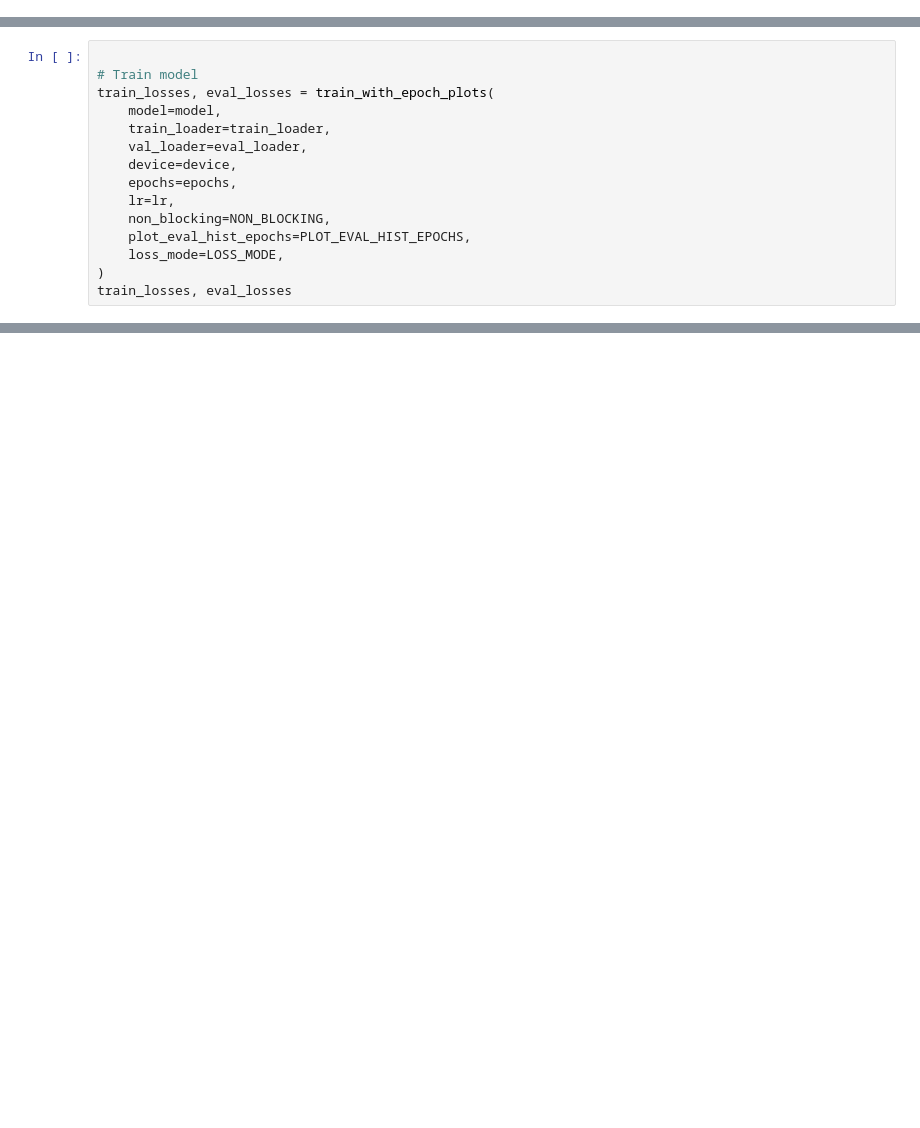
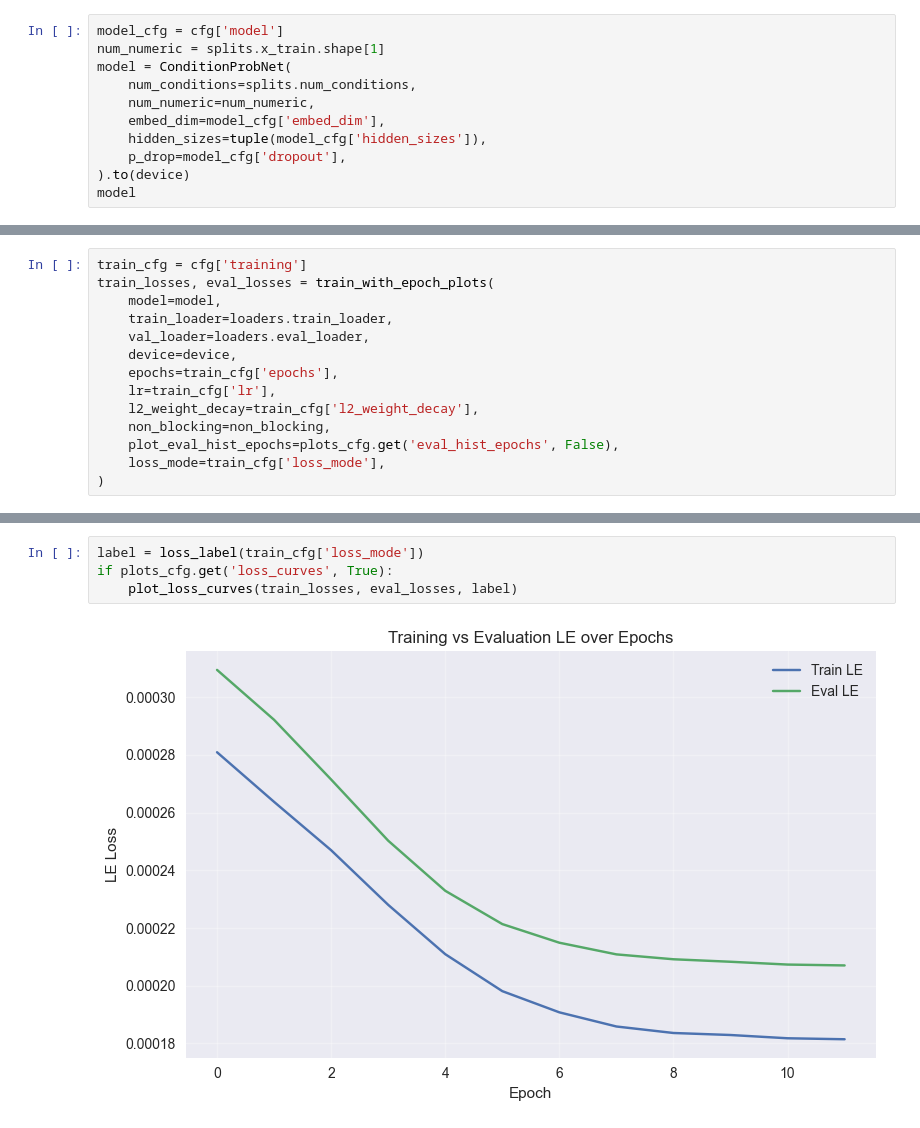
Before and after one commit to recursehex/LocalizedEntropy, a Jupyter notebook: localized_entropy.ipynb, the cells around one changed output, grey strips where cells are left out. Saved outputs shown, nothing was run; the diff lists cells and outputs as text; blank space fills up the shorter version.

```diff
--- a/localized_entropy.ipynb
+++ b/localized_entropy.ipynb
@@ -1061,0 +87,11 @@ ConditionProbNet(
+# %%
+model_cfg = cfg['model']
+num_numeric = splits.x_train.shape[1]
+model = ConditionProbNet(
+    num_conditions=splits.num_conditions,
+    num_numeric=num_numeric,
+    embed_dim=model_cfg['embed_dim'],
+    hidden_sizes=tuple(model_cfg['hidden_sizes']),
+    p_drop=model_cfg['dropout'],
+).to(device)
+model
@@ -1062,16 +117,15 @@ ConditionProbNet(
 # %%
-
-# Train model
+train_cfg = cfg['training']
 train_losses, eval_losses = train_with_epoch_plots(
     model=model,
-    train_loader=train_loader,
-    val_loader=eval_loader,
+    train_loader=loaders.train_loader,
+    val_loader=loaders.eval_loader,
     device=device,
-    epochs=epochs,
-    lr=lr,
-    non_blocking=NON_BLOCKING,
-    plot_eval_hist_epochs=PLOT_EVAL_HIST_EPOCHS,
-    loss_mode=LOSS_MODE,
+    epochs=train_cfg['epochs'],
+    lr=train_cfg['lr'],
+    l2_weight_decay=train_cfg['l2_weight_decay'],
+    non_blocking=non_blocking,
+    plot_eval_hist_epochs=plots_cfg.get('eval_hist_epochs', False),
+    loss_mode=train_cfg['loss_mode'],
 )
-train_losses, eval_losses
 # %% [output]
@@ -1347,0 +146,6 @@ def plot_le_stats_per_condition(stats: dict,
+# %%
+label = loss_label(train_cfg['loss_mode'])
+if plots_cfg.get('loss_curves', True):
+    plot_loss_curves(train_losses, eval_losses, label)
+# %% [output]
+[figure, added]
```
Also changed, not shown: parts of 20 cells of this notebook, 17 other files.
